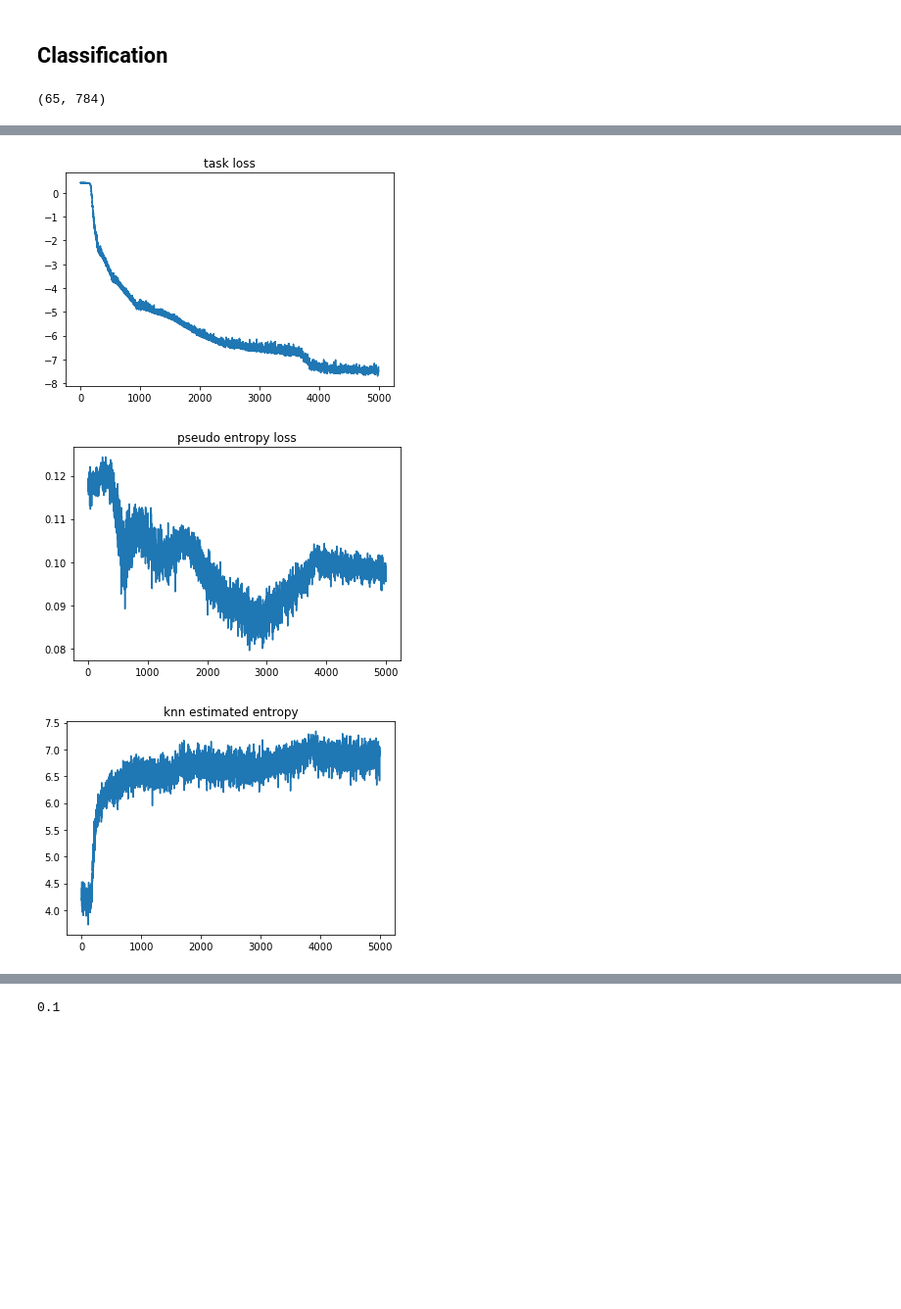
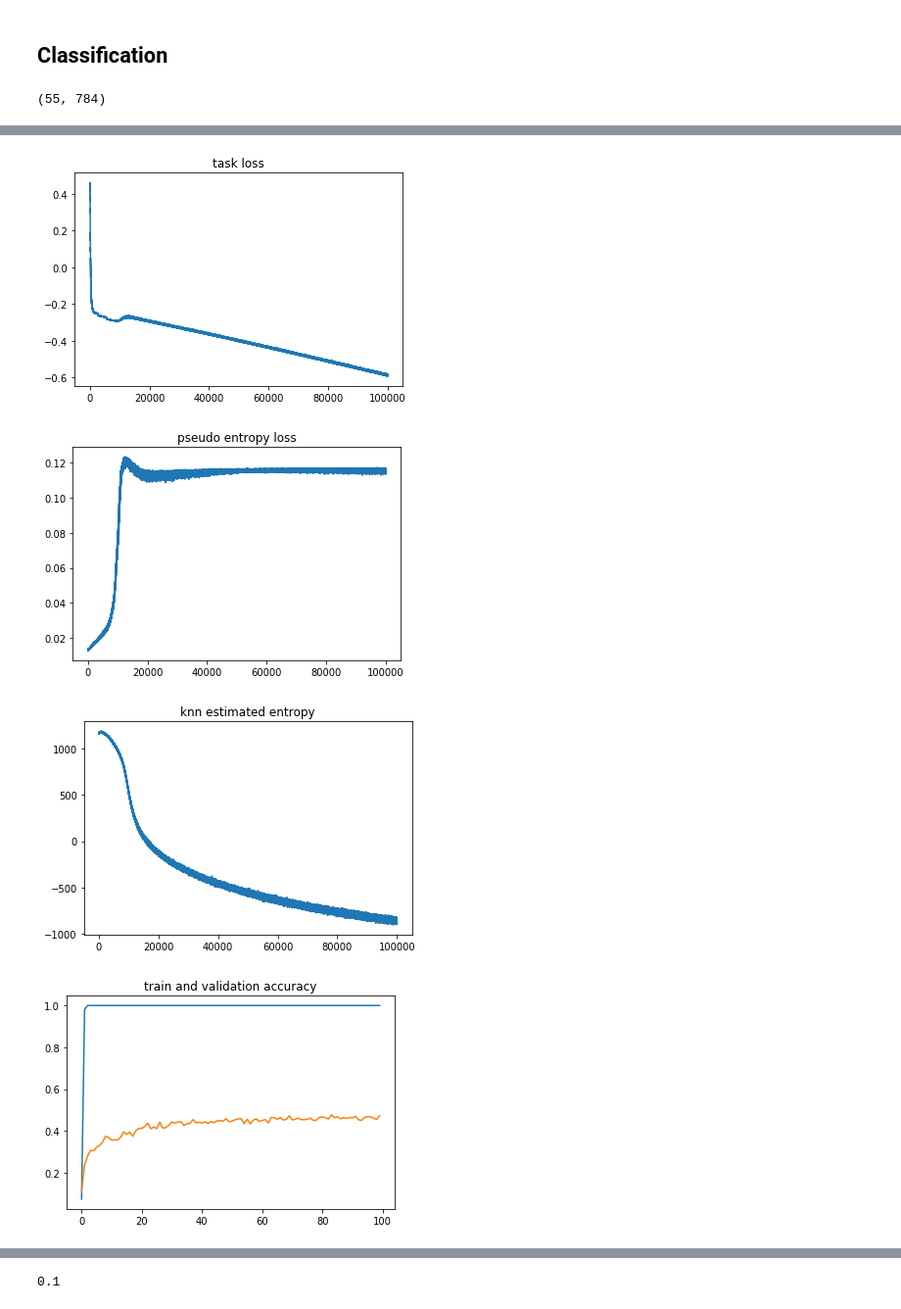
Before and after one commit to Hudsonnc/Optimal-Encoding, a Jupyter notebook: MNIST Classification Heteroskedastic.ipynb, the cells around one changed output, grey strips where cells are left out. Shown at 98% size. Cells and saved outputs as stored; diff of their text form; code cells hidden in the pictures; blank space fills up the shorter version.

Commit message:
validation accuracy and weight noise

```diff
--- a/MNIST Classification Heteroskedastic.ipynb
+++ b/MNIST Classification Heteroskedastic.ipynb
@@ -13,13 +13,13 @@ from sklearn import preprocessing, model_selection
 # %%
 from tensorflow.examples.tutorials.mnist import input_data
 mnist = input_data.read_data_sets("MNIST_data/", one_hot=True)
-X_train=mnist.train.images
-X_test=mnist.test.images
-X = np.vstack((X_train, X_test))
+X=mnist.train.images
+X_val=mnist.test.images
+#X = np.vstack((X_train, X_test))
 
-y_train=mnist.train.labels
-y_test=mnist.test.labels
-y = np.vstack((y_train, y_test))
+y=mnist.train.labels
+y_val=mnist.test.labels
+#y = np.vstack((y_train, y_test))
 
 X_train, X_test, y_train, y_test = model_selection.train_test_split(X, y, test_size=0.999, random_state=42, stratify=y)
 # %% [output]
@@ -62,24 +63,26 @@ from OptimalEncoding import OptimalEncoding
 ## Classification
 # %%
 n_in = X_train.shape[-1]
-k = 2
+k = 500
 n_out = y_train.shape[-1]
 
-sigma=2
+sigma=0
+weight_sigma=.1
 
-widths = [300, 300]
+widths = [500,500,500,500,500,500,500,500,500,500,500,500,500]
+decode_widths=[10]
 # %%
 X_train.shape
 # %% [output]
-(65, 784)
+(55, 784)
 # %%
-encoder = MLP(n_in, k, widths)
-decoder = MLP(k, n_out, widths)
+encoder = NMLP(n_in, k, widths,weight_sigma)
+decoder = MLP(k, n_out, decode_widths)
 # %%
 oe = OptimalEncoding(encoder, decoder, k)
 # %%
-oe.train(X_train, y=y_train,
+oe.train(X_train, X_val,y_val, y=y_train,
          min_entropy=True, sigma = sigma, task = 'classification',
-         heteroskedastic = True, n_samples = 5,
-         epochs=10000, batch_size=64, lr=1e-4)
+         heteroskedastic = True, n_samples = 10,
+         epochs=100000, batch_size=55, lr=1e-6)
 # %% [output]
@@ -89,6 +92,7 @@ Final task loss: -7.493049
-[figure, old version]
+[figure, new version]
-[figure, old version]
+[figure, new version]
-[figure, old version]
+[figure, new version]
+[figure, added]
 # %%
 zhat_train = oe.encode(X_train, sigma=sigma)
 plt.scatter(zhat_train[:,0], zhat_train[:,1], c = np.argmax(y_train,1), cmap=plt.get_cmap('Paired'))
```
Also changed, not shown: parts of 21 cells of this notebook, 14 other files.
